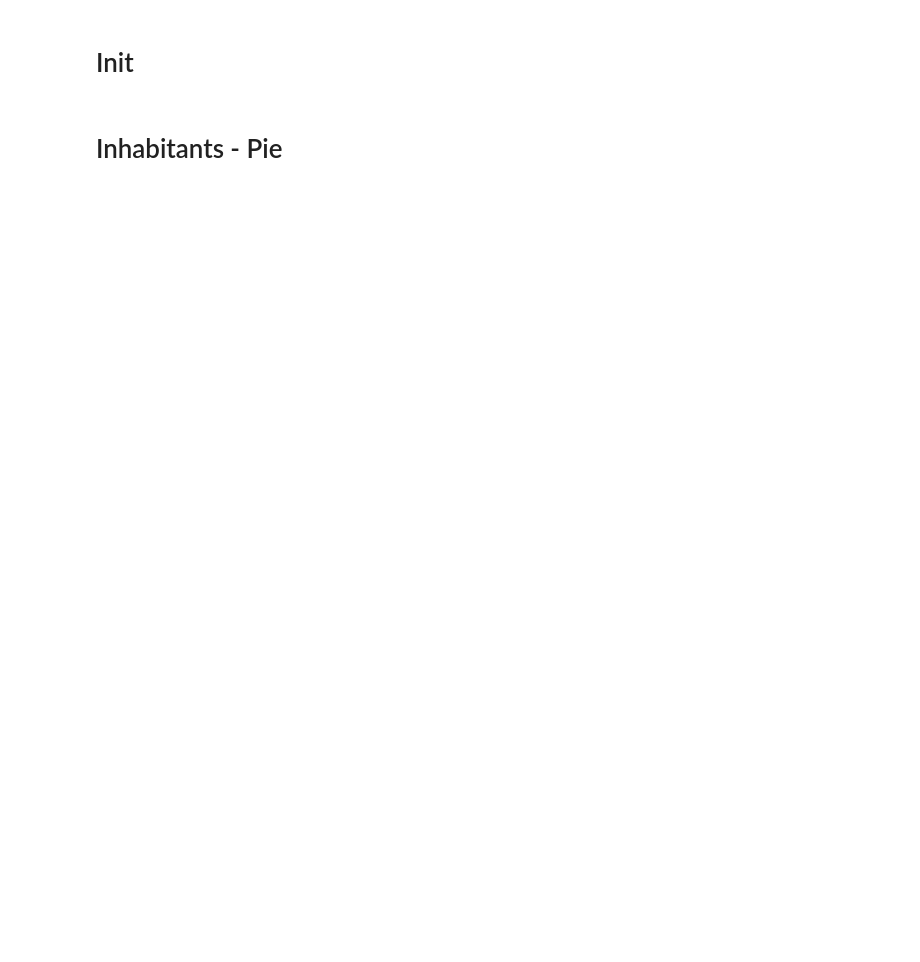
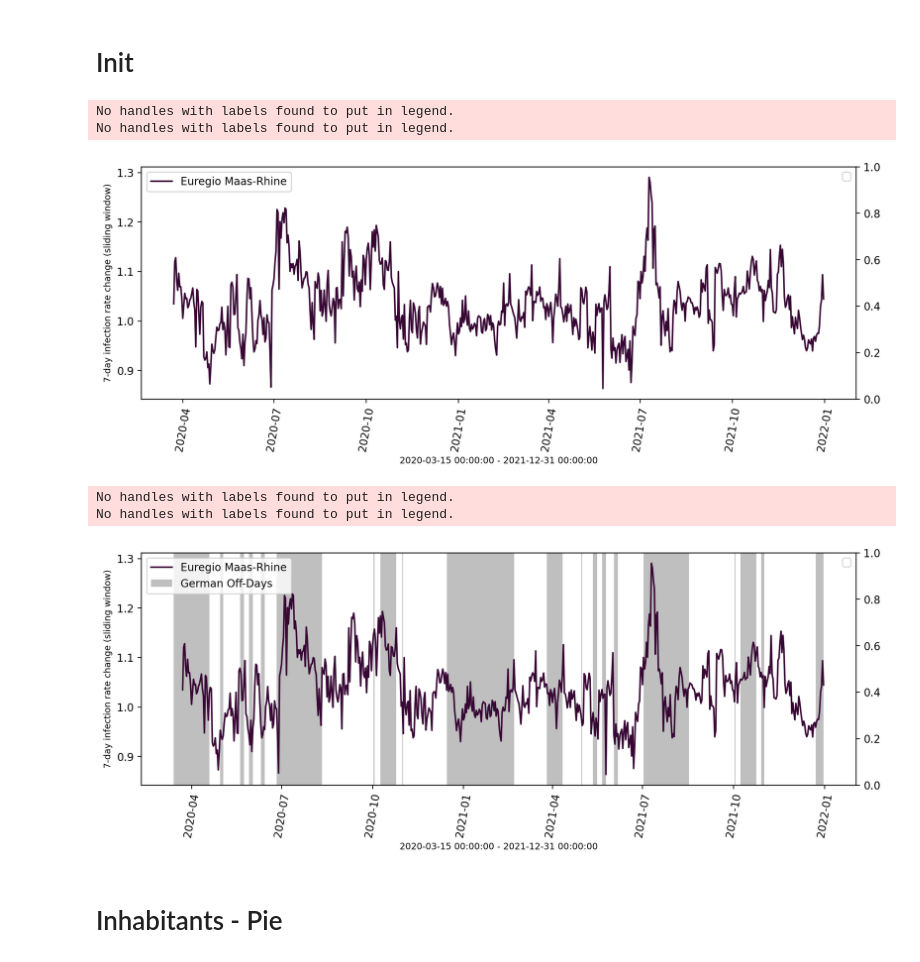
Before and after one commit to GruenerT/DS2_EMR_CoViD_eval, a Jupyter notebook: Seminar_Snippets.ipynb, the cells around one changed output. Cells and saved outputs as stored; diff of their text form; code cells hidden in the pictures; blank space fills up the shorter version.

```diff
--- a/Seminar_Snippets.ipynb
+++ b/Seminar_Snippets.ipynb
@@ -1,14 +1,2 @@
 # %% [markdown]
 # Init
-# %%
-import pandas as pd
-import numpy as np
-
-import matplotlib.pyplot as plt
-from datetime import datetime as dt, timedelta
-
-from utility.helpers import *
-import utility.init as util
-
-plt.rcParams['figure.figsize'] = [12, 6]
-plt.rcParams['figure.dpi'] = 100 # 200 e.g. is really fine, but slowe
@@ -26,3 +58,19 @@ be_ref_df = addDateTypeColumn(be_ref_df,'XDate')
+# %%
+emr_df = pd.read_csv(settings.emr_infection_data)
+emr_df = addDateTypeColumn(emr_df,'Date')
+
+be_ref_df, nl_ref_df, de_ref_df = loadRefData(settings)
+# %%
+# sketchGraph(df, provinces, settings, refDf = None, streakLabel='Off days', offDayStreak=False, offDayFactor = False, plotsize=[12,4]):
+sketchGraph(emr_df, {40}, settings, plotsize=[12,4])
+sketchGraph(emr_df, {40}, settings, refDf = de_ref_df, streakLabel='German Off-Days', offDayStreak=True ,plotsize=[12,4])
+# %% [output]
+No handles with labels found to put in legend.
+No handles with labels found to put in legend.
+[figure, added]
+No handles with labels found to put in legend.
+No handles with labels found to put in legend.
+[figure, added]
 # %% [markdown]
 # Inhabitants - Pie
 # %%
```
Also changed, not shown: parts of 7 cells of this notebook, 4 other files.
